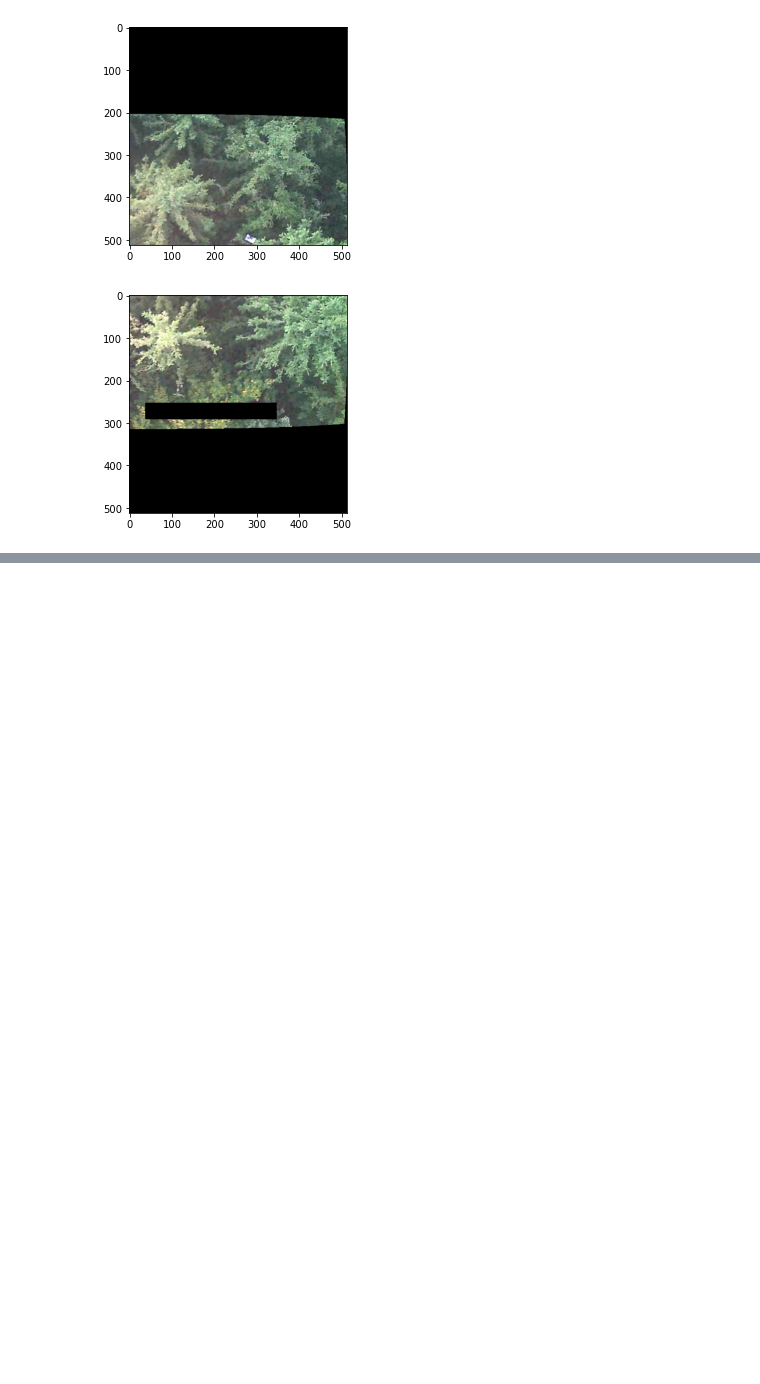
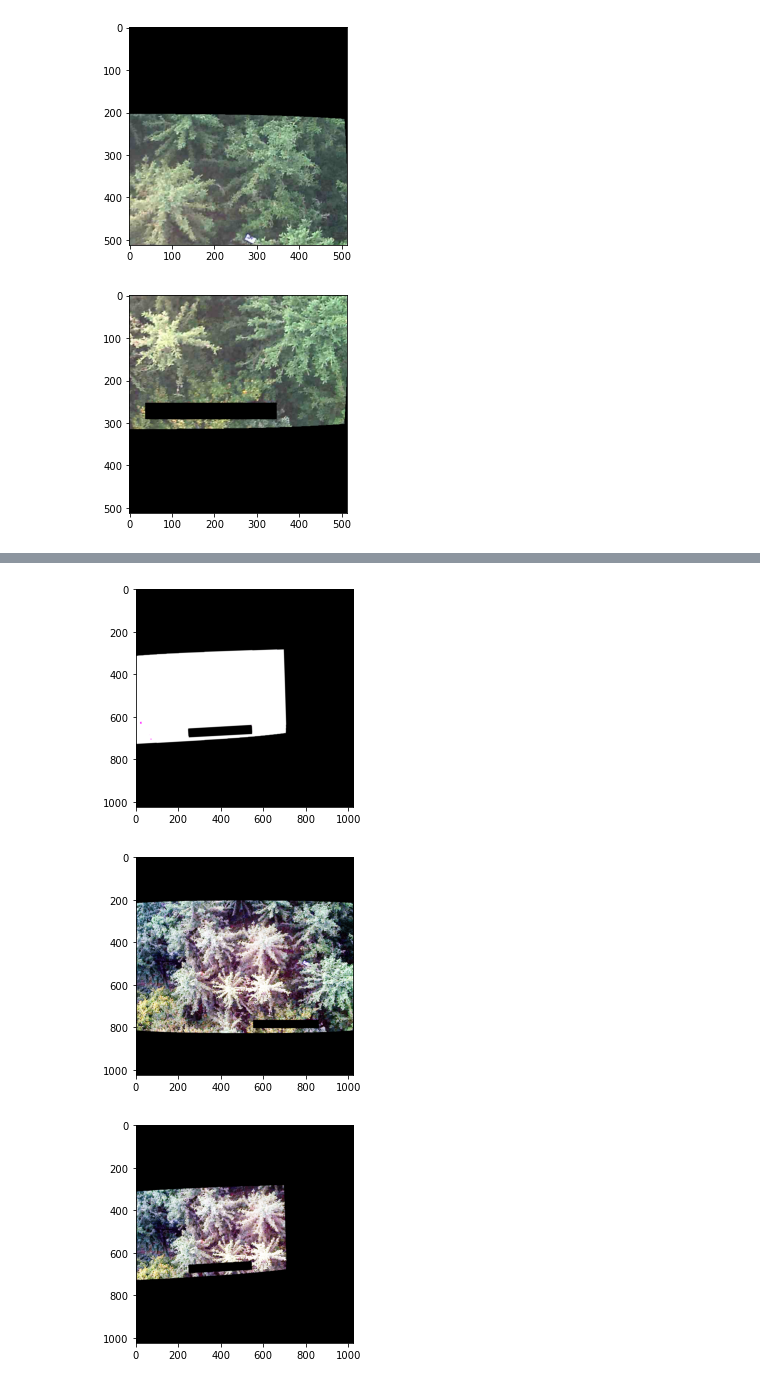
Before and after one commit to alexanderkrauck/WiSAR, a Jupyter notebook: 01_DataExploration.ipynb, the cells around one changed output, grey strips where cells are left out. Cells and saved outputs as stored; diff of their text form; code cells hidden in the pictures; blank space fills up the shorter version.

```diff
--- a/01_DataExploration.ipynb
+++ b/01_DataExploration.ipynb
@@ -28,0 +86,16 @@ for i in range(4):
+# %%
+reverse_00 = cv2.warpPerspective(warped_photo, sample.homographies[0,0], warped_photo.shape[:2], cv2.WARP_INVERSE_MAP)
+# %%
+plt.imshow(reverse_00)
+plt.show()
+plt.imshow(sample[0,0])
+plt.show()
+sam = sample[0,0].copy()
+binary = reverse_00 == 0
+sam[binary] = 0
+plt.imshow(sam)
+plt.show()
+# %% [output]
+[figure, added]
+[figure, added]
+[figure, added]
```
Also changed, not shown: parts of 10 cells of this notebook, 2 other files.
